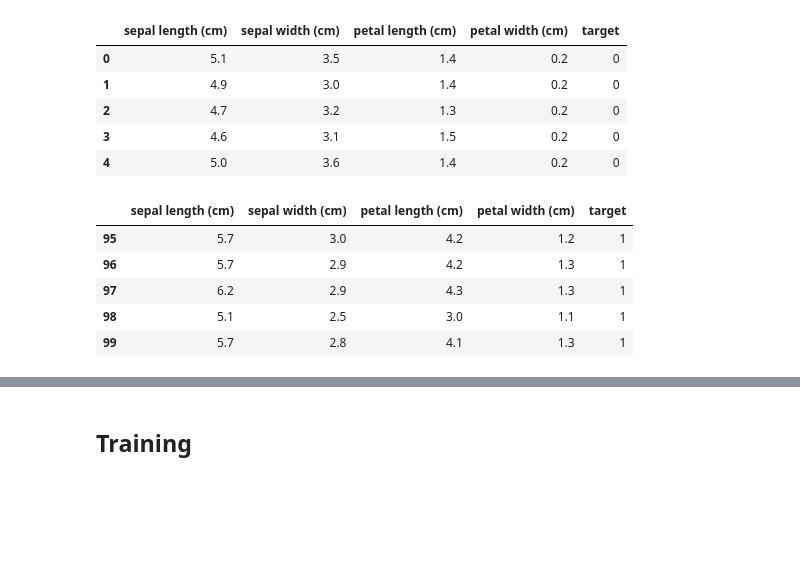
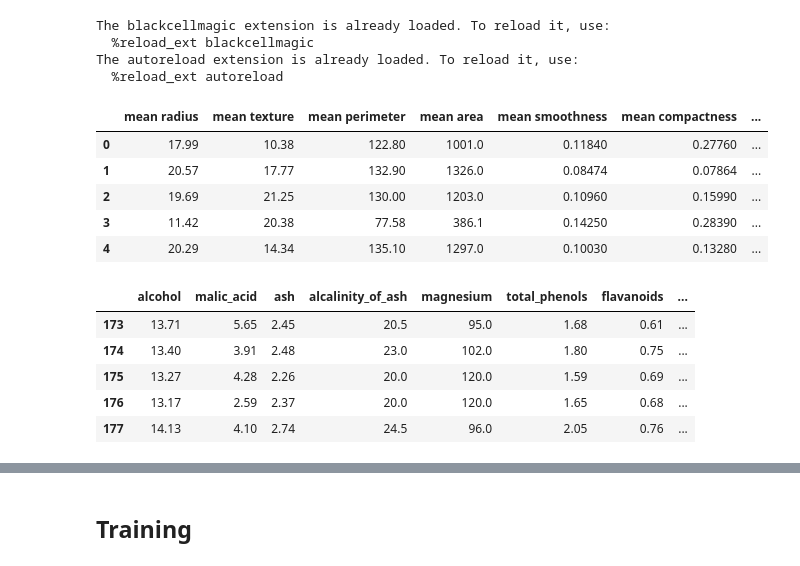
Before and after one commit to George713/pytelligence, a Jupyter notebook: main.ipynb, the cells around one changed output, grey strips where cells are left out. Cells and saved outputs as stored; diff of their text form; code cells hidden in the pictures; blank space fills up the shorter version.

```diff
--- a/main.ipynb
+++ b/main.ipynb
@@ -1,5 +1,5 @@
 # %%
-from sklearn.datasets import load_iris
+from sklearn.datasets import load_breast_cancer
 import pandas as pd
 import seaborn as sns
 import pycarrot as pc
@@ -8,25 +8,32 @@ import pycarrot as pc
 %load_ext autoreload
 %autoreload 2
 
+pd.options.display.max_columns = 2000
+
 sns.set_theme()
+# %% [output]
+The blackcellmagic extension is already loaded. To reload it, use:
+  %reload_ext blackcellmagic
+The autoreload extension is already loaded. To reload it, use:
+  %reload_ext autoreload
 # %%
-data = load_iris(as_frame=True)
+data = load_breast_cancer(as_frame=True)
 df = pd.concat([data.data, data.target], axis=1)
-df = df.query("target < 2").reset_index(drop=True)
+# df = df.query("target < 2").reset_index(drop=True)
 df.head()
 # %% [output]
-|  | sepal length (cm) | sepal width (cm) | petal length (cm) | petal width (cm) | target |
-| 0 | 5.1 | 3.5 | 1.4 | 0.2 | 0 |
-| 1 | 4.9 | 3.0 | 1.4 | 0.2 | 0 |
-| 2 | 4.7 | 3.2 | 1.3 | 0.2 | 0 |
-| 3 | 4.6 | 3.1 | 1.5 | 0.2 | 0 |
-| 4 | 5.0 | 3.6 | 1.4 | 0.2 | 0 |
+|  | mean radius | mean texture | mean perimeter | mean area | mean smoothness | mean compactness | ... |
+| 0 | 17.99 | 10.38 | 122.80 | 1001.0 | 0.11840 | 0.27760 | ... |
+| 1 | 20.57 | 17.77 | 132.90 | 1326.0 | 0.08474 | 0.07864 | ... |
+| 2 | 19.69 | 21.25 | 130.00 | 1203.0 | 0.10960 | 0.15990 | ... |
+| 3 | 11.42 | 20.38 | 77.58 | 386.1 | 0.14250 | 0.28390 | ... |
+| 4 | 20.29 | 14.34 | 135.10 | 1297.0 | 0.10030 | 0.13280 | ... |
 # %%
 df.tail()
 # %% [output]
-|  | sepal length (cm) | sepal width (cm) | petal length (cm) | petal width (cm) | target |
-| 95 | 5.7 | 3.0 | 4.2 | 1.2 | 1 |
-| 96 | 5.7 | 2.9 | 4.2 | 1.3 | 1 |
-| 97 | 6.2 | 2.9 | 4.3 | 1.3 | 1 |
-| 98 | 5.1 | 2.5 | 3.0 | 1.1 | 1 |
-| 99 | 5.7 | 2.8 | 4.1 | 1.3 | 1 |
+|  | alcohol | malic_acid | ash | alcalinity_of_ash | magnesium | total_phenols | flavanoids | ... |
+| 173 | 13.71 | 5.65 | 2.45 | 20.5 | 95.0 | 1.68 | 0.61 | ... |
+| 174 | 13.40 | 3.91 | 2.48 | 23.0 | 102.0 | 1.80 | 0.75 | ... |
+| 175 | 13.27 | 4.28 | 2.26 | 20.0 | 120.0 | 1.59 | 0.69 | ... |
+| 176 | 13.17 | 2.59 | 2.37 | 20.0 | 120.0 | 1.65 | 0.68 | ... |
+| 177 | 14.13 | 4.10 | 2.74 | 24.5 | 96.0 | 2.05 | 0.76 | ... |
```
Also changed, not shown: parts of 7 cells of this notebook, 2 other files.
